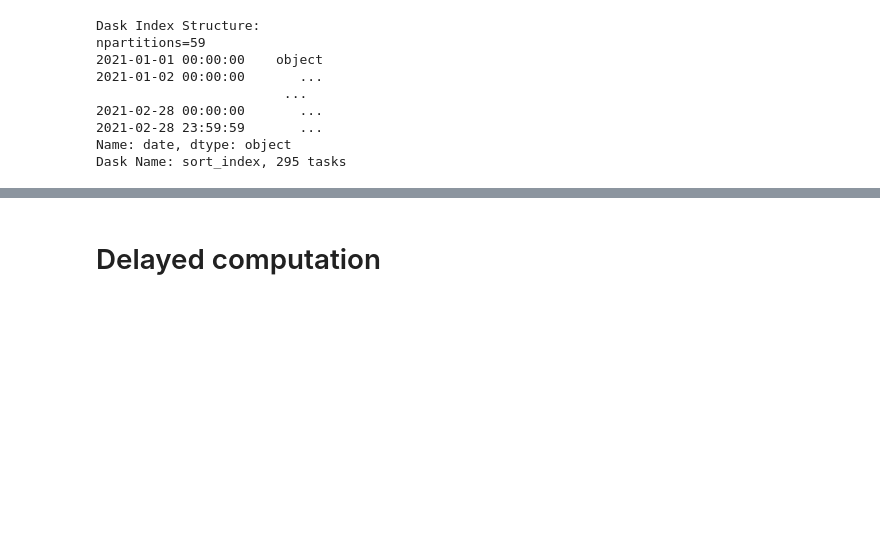
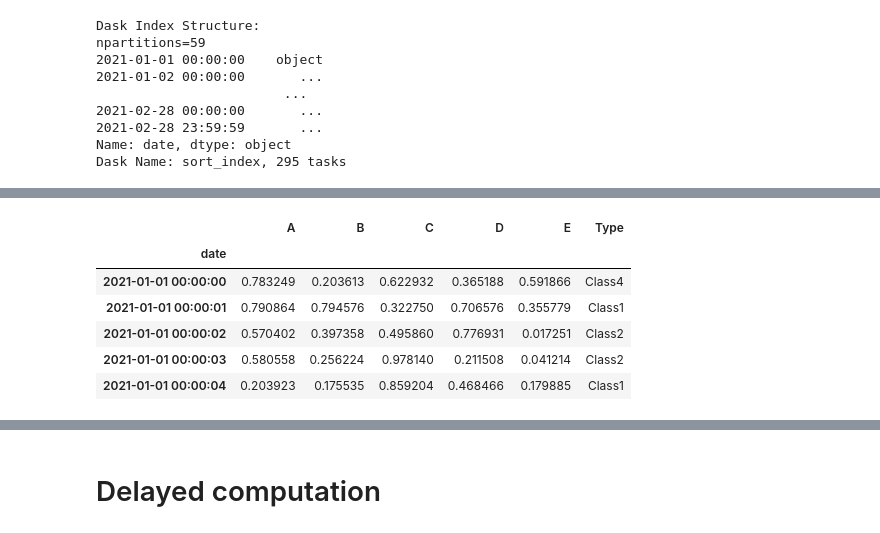
Before and after one commit to felbuch/Python_EPGE, a Jupyter notebook: 10-Aulas/16-Big Data.ipynb, the cells around one changed output, grey strips where cells are left out. Drawn from its saved outputs; the diff is of its cells as text; code cells hidden in the pictures; blank space fills up the shorter version.

```diff
--- a/10-Aulas/16-Big Data.ipynb
+++ b/10-Aulas/16-Big Data.ipynb
@@ -186,3 +191,13 @@ See Full Dataframe in Mito
+# %%
+df.head()
+# %% [output]
+|  | A | B | C | D | E | Type |
+| date |  |  |  |  |  |  |
+| 2021-01-01 00:00:00 | 0.783249 | 0.203613 | 0.622932 | 0.365188 | 0.591866 | Class4 |
+| 2021-01-01 00:00:01 | 0.790864 | 0.794576 | 0.322750 | 0.706576 | 0.355779 | Class1 |
+| 2021-01-01 00:00:02 | 0.570402 | 0.397358 | 0.495860 | 0.776931 | 0.017251 | Class2 |
+| 2021-01-01 00:00:03 | 0.580558 | 0.256224 | 0.978140 | 0.211508 | 0.041214 | Class2 |
+| 2021-01-01 00:00:04 | 0.203923 | 0.175535 | 0.859204 | 0.468466 | 0.179885 | Class1 |
 # %%
 df.dtypes
 # %% [output]
```
Also changed, not shown: parts of 36 cells of this notebook.
